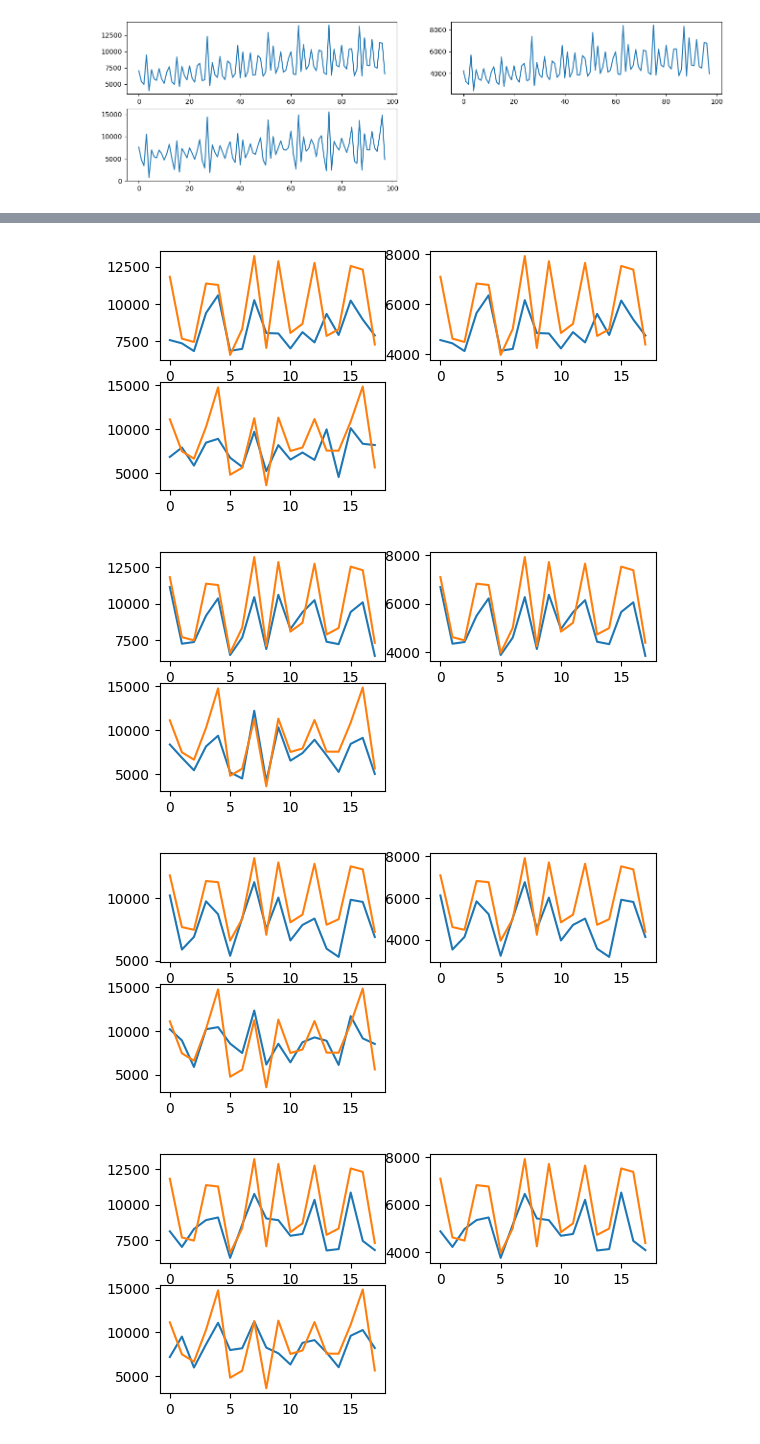
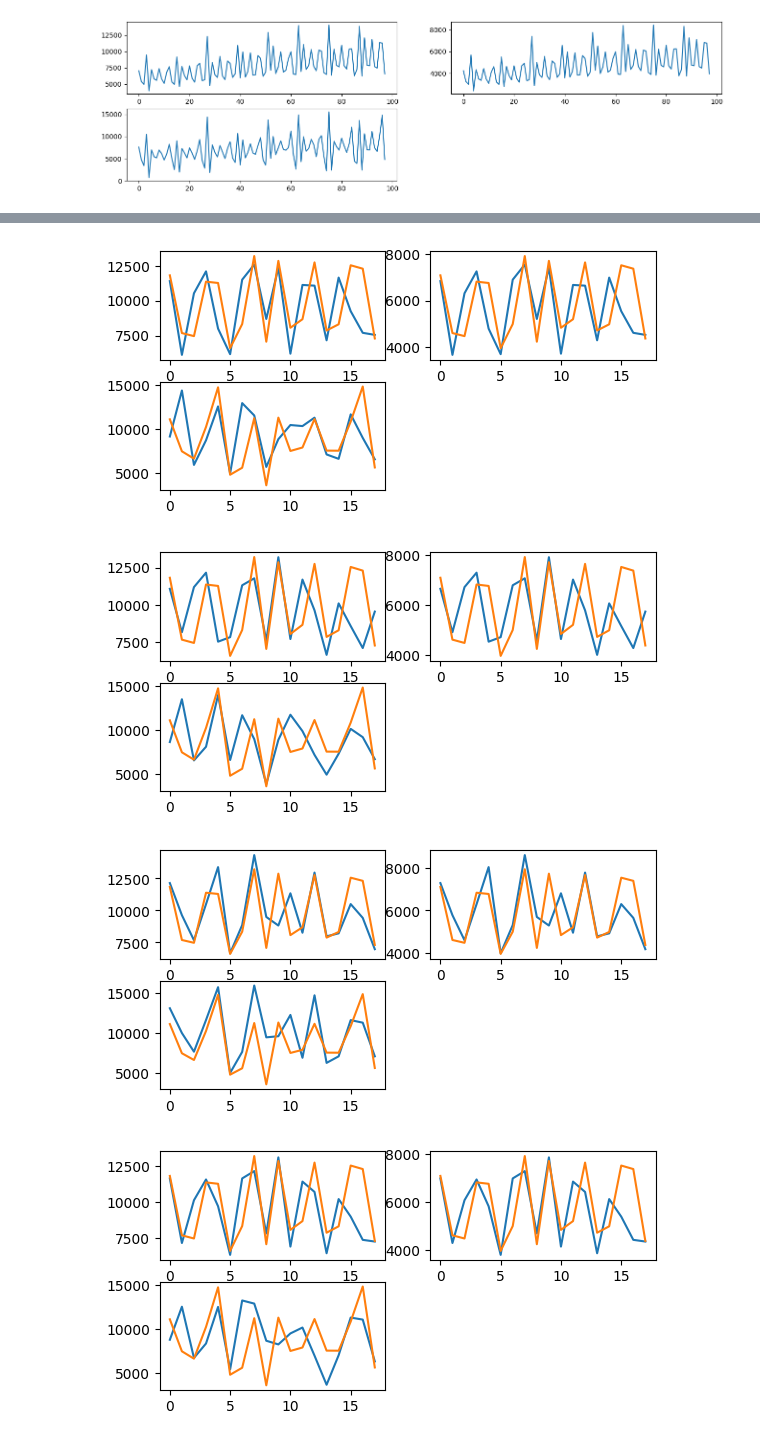
Before and after one commit to Diegolbsilva/eAutoMFIS_codes, a Jupyter notebook: M3 competition/m3_competition_V2.ipynb, the cells around one changed output, grey strips where cells are left out. Drawn from its saved outputs; the diff is of its cells as text; code cells hidden in the pictures.

```diff
--- a/M3 competition/m3_competition_V2.ipynb
+++ b/M3 competition/m3_competition_V2.ipynb
@@ -90,8 +134,8 @@ data_ = training_data
 #bin_values = 12; #Representação da binarização do tempo.
 num_series = data_.shape[1]  #Numero de series do problema, extraído dos dados
 
-max_rulesize = 3 #Max numbers of premises rules.
-min_activation = 0.5 #Minimum activation
+max_rulesize = 5 #Max numbers of premises rules.
+min_activation = 0.55 #Minimum activation
 
 form_method = 'nmean'
 split_method = 'FCD'
@@ -101,7 +145,7 @@ solve_method = 'mqr'
 #bin_method = ''
 
 fuzzy_method = 'mfdef_cluster'
-num_groups = 7
+num_groups = 5
 
 defuzz_method = 'height'
 
@@ -478,7 +530,7 @@ for i in range(num_predictors):
             plt.plot(test_data[:,n])
         #print(complete_rules)
 
-        if errors[1,0] < 1800:
+        if res < 0.18:
             if ensemble_rules is None:
                 ensemble_rules = complete_rules
                 ensemble_prem_terms = prem_terms
@@ -538,4 +590,4 @@ RRSE Errors = [1924.20812536 1154.54434763 2494.73323339]
-[figure, old version]
+[figure, new version]
-[figure, old version]
+[figure, new version]
-[figure, old version]
+[figure, new version]
-[figure, old version]
+[figure, new version]
```
Also changed, not shown: parts of 28 cells of this notebook, 4 other files.
